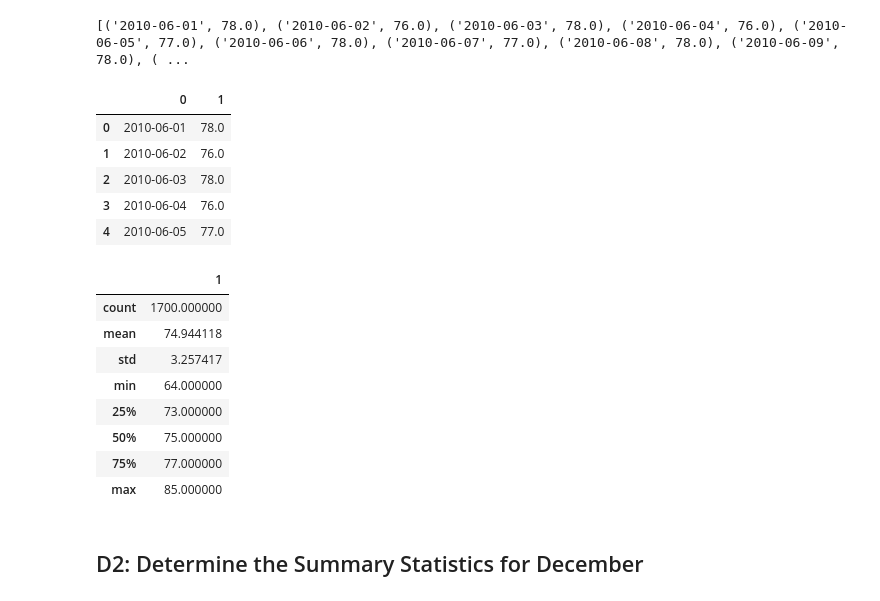
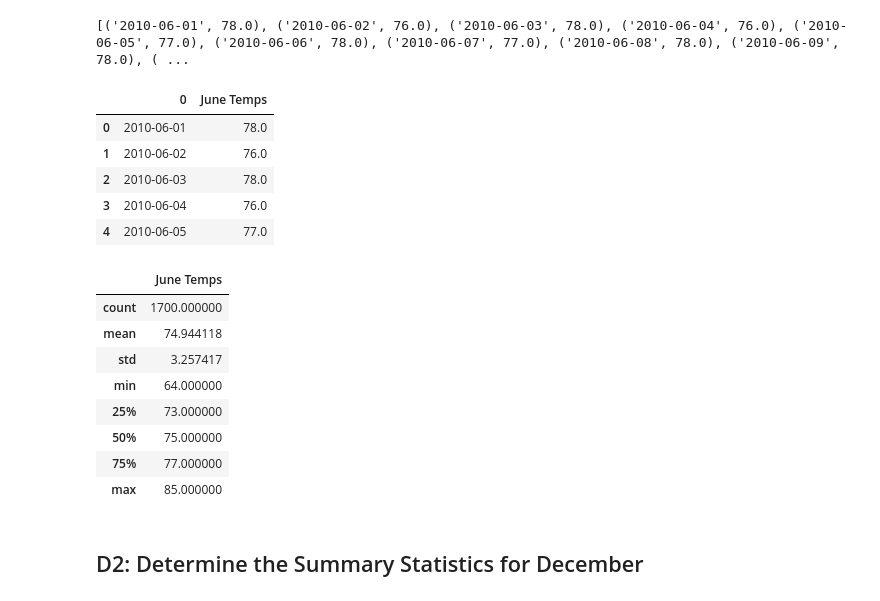
Before and after one commit to tpankratz1/surfs_up, a Jupyter notebook: SurfsUp_Challenge.ipynb, the cells around one changed output. Cells and saved outputs as stored; diff of their text form; code cells hidden in the pictures.

```diff
--- a/SurfsUp_Challenge.ipynb
+++ b/SurfsUp_Challenge.ipynb
@@ -42,9 +42,10 @@ print(temps_jun)
 # %%
 # 4. Create a DataFrame from the list of temperatures for the month of June.
 jun_df = pd.DataFrame(temps_jun)
+jun_df.columns = ["0","June Temps"]
 jun_df.head()
 # %% [output]
-|  | 0 | 1 |
+|  | 0 | June Temps |
 | 0 | 2010-06-01 | 78.0 |
 | 1 | 2010-06-02 | 76.0 |
 | 2 | 2010-06-03 | 78.0 |
@@ -54,7 +55,7 @@ jun_df.head()
 # 5. Calculate and print out the summary statistics for the June temperature DataFrame.
 jun_df.describe()
 # %% [output]
-|  | 1 |
+|  | June Temps |
 | count | 1700.000000 |
 | mean | 74.944118 |
 | std | 3.257417 |
```
Also changed, not shown: parts of 2 cells of this notebook, 3 other files.
